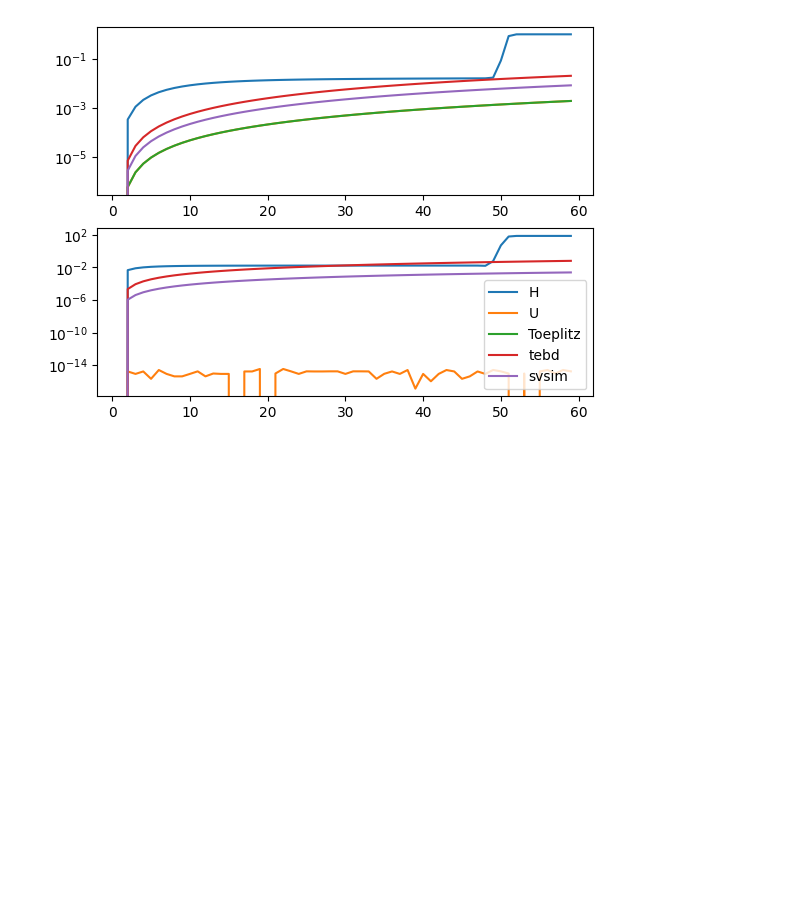
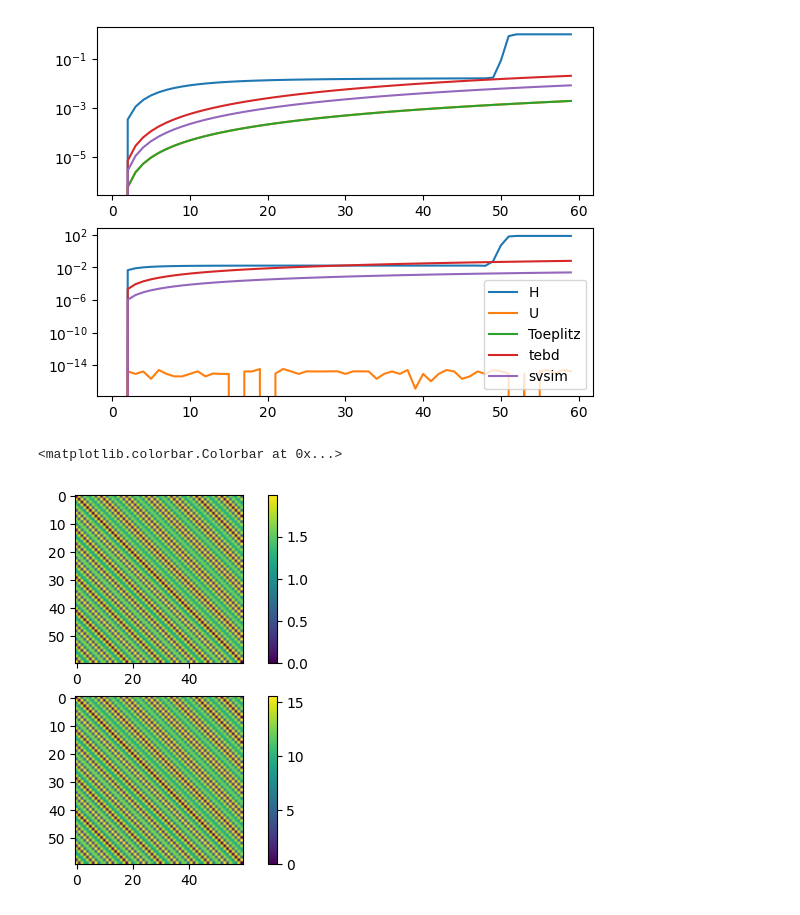
Before and after one commit to bdalfavero/krylov_new, a Jupyter notebook: lih_plots.ipynb, the cells around one changed output. Cells and saved outputs as stored; diff of their text form; code cells hidden in the pictures; blank space fills up the shorter version.

Commit message:
Changed ref state code, then explored TEBD vs. statevector subspace matrices.

```diff
--- a/lih_plots.ipynb
+++ b/lih_plots.ipynb
@@ -113,3 +113,12 @@ plt.legend()
 # %% [output]
 <matplotlib.legend.Legend at 0x...>
 [figure]
+# %%
+fig3, ax3 = plt.subplots(2, 1)
+im1 = ax3[0].imshow(np.abs(s_svsim - s_tebd))
+im2 = ax3[1].imshow(np.abs(h_svsim - h_tebd))
+fig3.colorbar(im1)
+fig3.colorbar(im2)
+# %% [output]
+<matplotlib.colorbar.Colorbar at 0x...>
+[figure, added]
```
Also changed, not shown: parts of 1 cell of this notebook, 1 other file.
